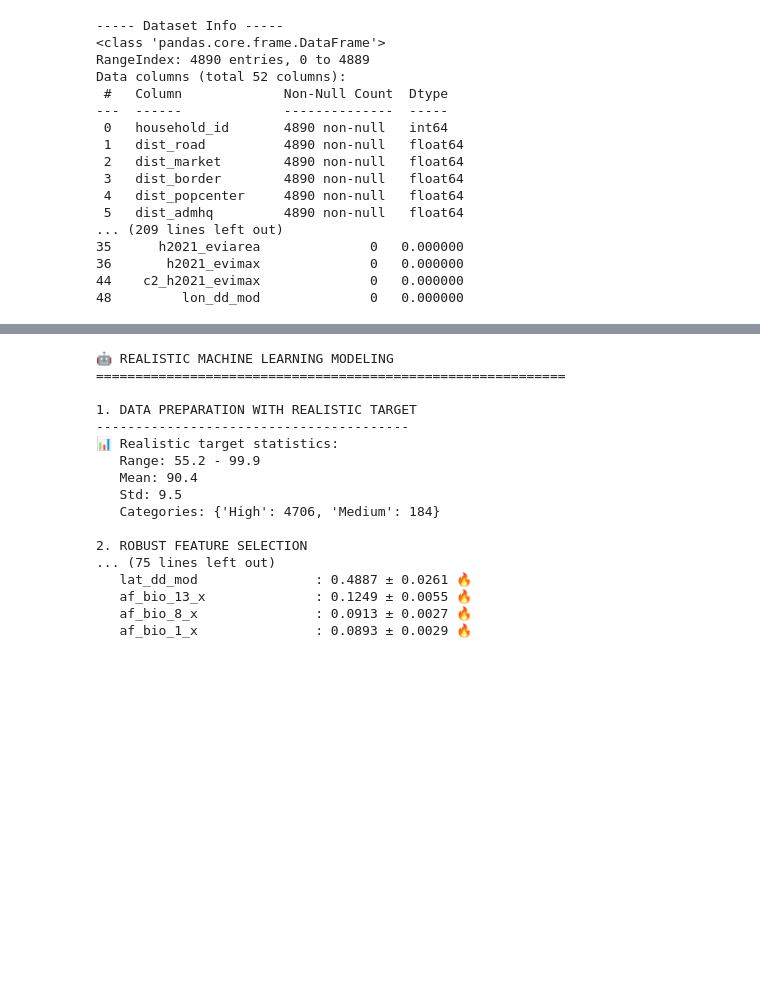
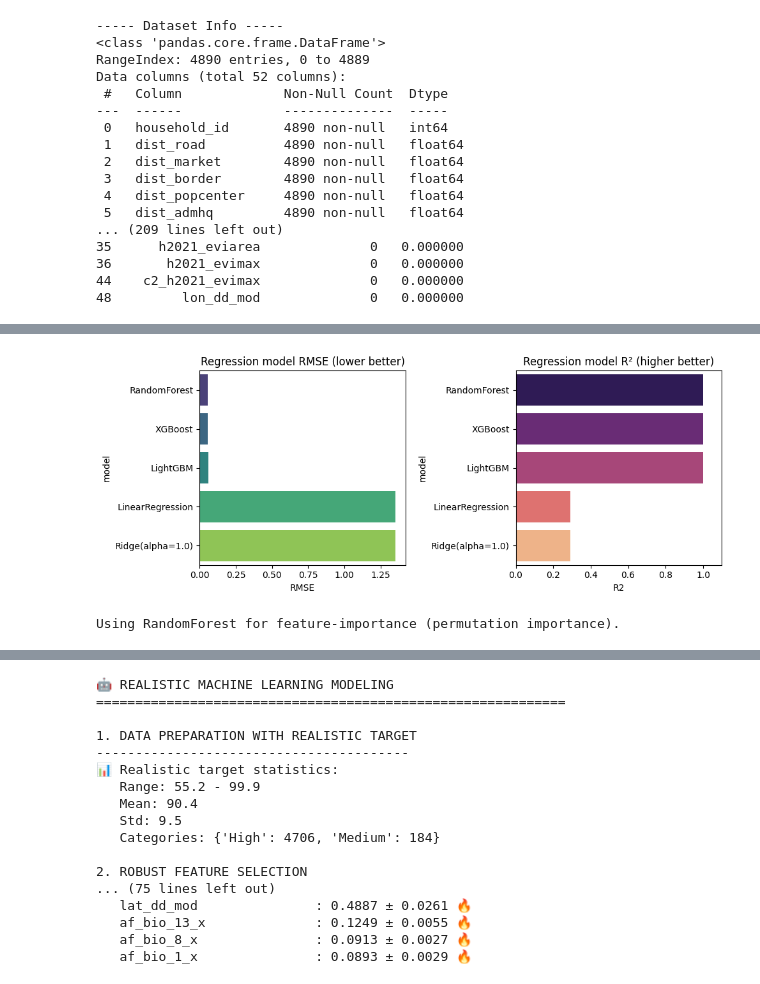
Before and after one commit to birhanumoges/Household-Accessibility-ML-Analysis, a Jupyter notebook: Analysis_notebooks/data_preprocessing.ipynb, the cells around one changed output, grey strips where cells are left out. Saved outputs shown, nothing was run; the diff lists cells and outputs as text; code cells hidden in the pictures; blank space fills up the shorter version.

```diff
--- a/Analysis_notebooks/data_preprocessing.ipynb
+++ b/Analysis_notebooks/data_preprocessing.ipynb
@@ -382,0 +403,78 @@ Top correlated features:
+# %%
+# %% CELL 2 - REGRESSION: TRAIN MODELS + COMPARE (RMSE, R2) + FEATURE IMPORTANCE
+import math
+
+# 1) Define models to try
+models_reg = {
+    "LinearRegression": LinearRegression(),
+    "Ridge(alpha=1.0)": Ridge(alpha=1.0),
+    "RandomForest": RandomForestRegressor(n_estimators=200, random_state=42, n_jobs=-1)
+}
+if xgb_available:
+    models_reg["XGBoost"] = XGBRegressor(n_estimators=200, random_state=42, verbosity=0, n_jobs=1)
+if lgb_available:
+    models_reg["LightGBM"] = LGBMRegressor(n_estimators=200, random_state=42, n_jobs=-1)
+
+results_reg = []
+fitted_models_reg = {}
+
+for name, model in models_reg.items():
+    print(f"Training {name}...")
+    model.fit(X_train, y_train_reg)
+    preds = model.predict(X_test)
+    rmse = math.sqrt(mean_squared_error(y_test_reg, preds))
+    r2 = r2_score(y_test_reg, preds)
+    results_reg.append((name, rmse, r2))
+    fitted_models_reg[name] = model
+    print(f" {name}  RMSE: {rmse:.4f}  R2: {r2:.4f}")
+
+# 2) Results table & bar plots
+res_df = pd.DataFrame(results_reg, columns=["model", "RMSE", "R2"]).sort_values("RMSE")
+display(res_df)
+
+plt.figure(figsize=(10,4))
+plt.subplot(1,2,1)
+sns.barplot(x="RMSE", y="model", data=res_df, palette="viridis")
+plt.title("Regression model RMSE (lower better)")
+
+plt.subplot(1,2,2)
+sns.barplot(x="R2", y="model", data=res_df, palette="magma")
+plt.title("Regression model R² (higher better)")
+plt.xlim(0, max(1, res_df['R2'].max()*1.1))
+plt.tight_layout()
+plt.show()
+
+# 3) Feature importance:
+# Use permutation importance (model-agnostic) on best model by RMSE
+best_name = res_df.iloc[0]['model']
+best_model = fitted_models_reg[best_name]
+print(f"\nUsing {best_name} for feature-importance (permutation importance).")
+
+perm = permutation_importance(best_model, X_test, y_test_reg, n_repeats=20, random_state=42, n_jobs=-1)
+perm_idx = np.argsort(perm.importances_mean)[::-1]
+
+fi_df = pd.DataFrame({
+    'feature': X_test.columns[perm_idx],
+    'importance_mean': perm.importances_mean[perm_idx],
+    'importance_std': perm.importances_std[perm_idx]
+})
+
+plt.figure(figsize=(8,6))
+sns.barplot(x='importance_mean', y='feature', data=fi_df.head(15), orient='h')
+plt.xlabel("Permutation Importance (mean decrease in score)")
+plt.title(f"Feature Importance (Permutation) - {best_name}")
+plt.tight_layout()
+plt.show()
+
+# Also show partial scatter for top 3 features vs target
+top_feats = fi_df['feature'].head(3).tolist()
+print("Top features:", top_feats)
+fig, axs = plt.subplots(1, len(top_feats), figsize=(5*len(top_feats),4))
+for i, f in enumerate(top_feats):
+    axs[i].scatter(X_test[f], y_test_reg, alpha=0.6)
+    axs[i].set_xlabel(f)
+    axs[i].set_ylabel("AI_pca1")
+    axs[i].set_title(f"{f} vs AI_pca1")
+plt.tight_layout()
+plt.show()
+# %% [output]
@@ -382,0 +503,2 @@ Top correlated features:
+[figure, added]
+Using RandomForest for feature-importance (permutation importance).
```
Also changed, not shown: parts of 7 cells of this notebook.
